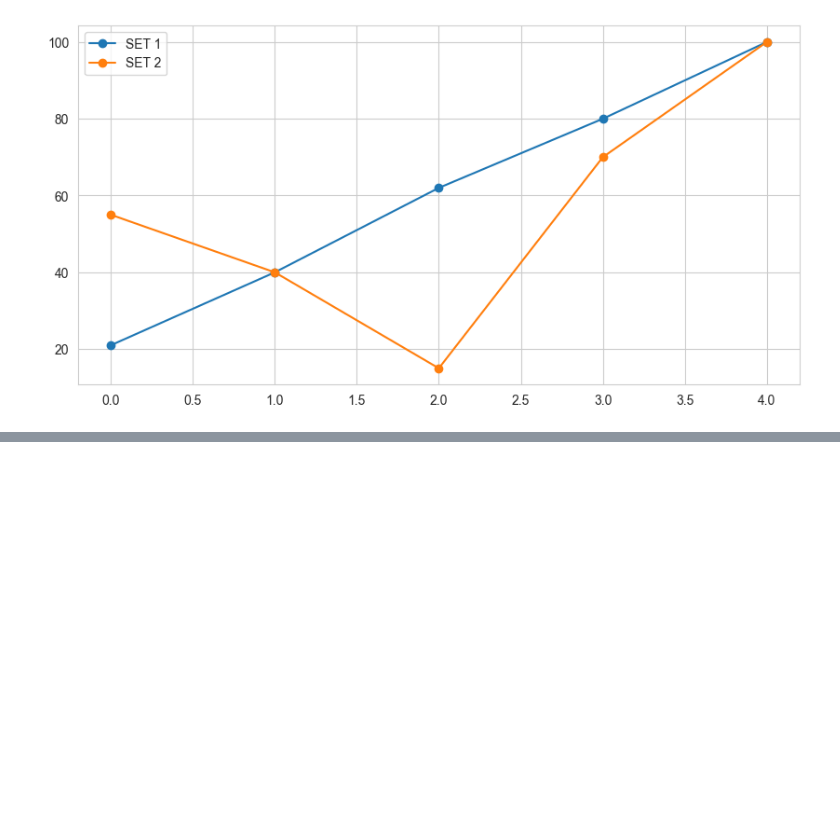
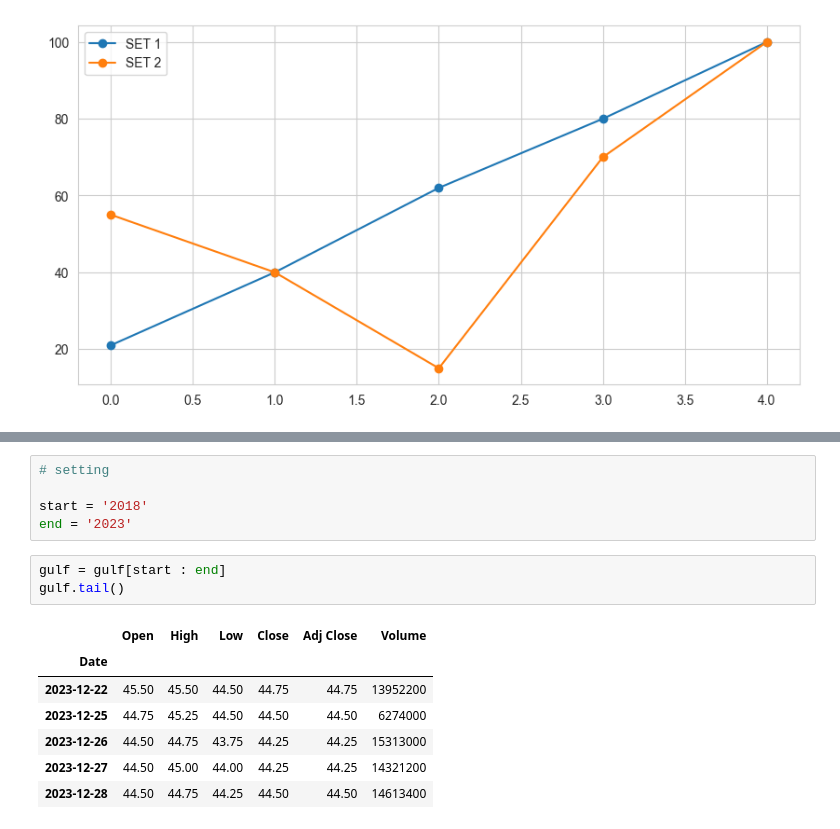
Before and after one commit to pNatTueku/basicPython, a Jupyter notebook: basic_statistics.ipynb, the cells around one changed output, grey strips where cells are left out. Saved outputs shown, nothing was run; the diff lists cells and outputs as text; blank space fills up the shorter version.

```diff
--- a/basic_statistics.ipynb
+++ b/basic_statistics.ipynb
@@ -568,0 +717,16 @@ plt.show()
+# %%
+# setting
+
+start = '2018'
+end = '2023'
+# %%
+gulf = gulf[start : end]
+gulf.tail()
+# %% [output]
+|  | Open | High | Low | Close | Adj Close | Volume |
+| Date |  |  |  |  |  |  |
+| 2023-12-22 | 45.50 | 45.50 | 44.50 | 44.75 | 44.75 | 13952200 |
+| 2023-12-25 | 44.75 | 45.25 | 44.50 | 44.50 | 44.50 | 6274000 |
+| 2023-12-26 | 44.50 | 44.75 | 43.75 | 44.25 | 44.25 | 15313000 |
+| 2023-12-27 | 44.50 | 45.00 | 44.00 | 44.25 | 44.25 | 14321200 |
+| 2023-12-28 | 44.50 | 44.75 | 44.25 | 44.50 | 44.50 | 14613400 |
```
Also changed, not shown: parts of 31 cells of this notebook.
